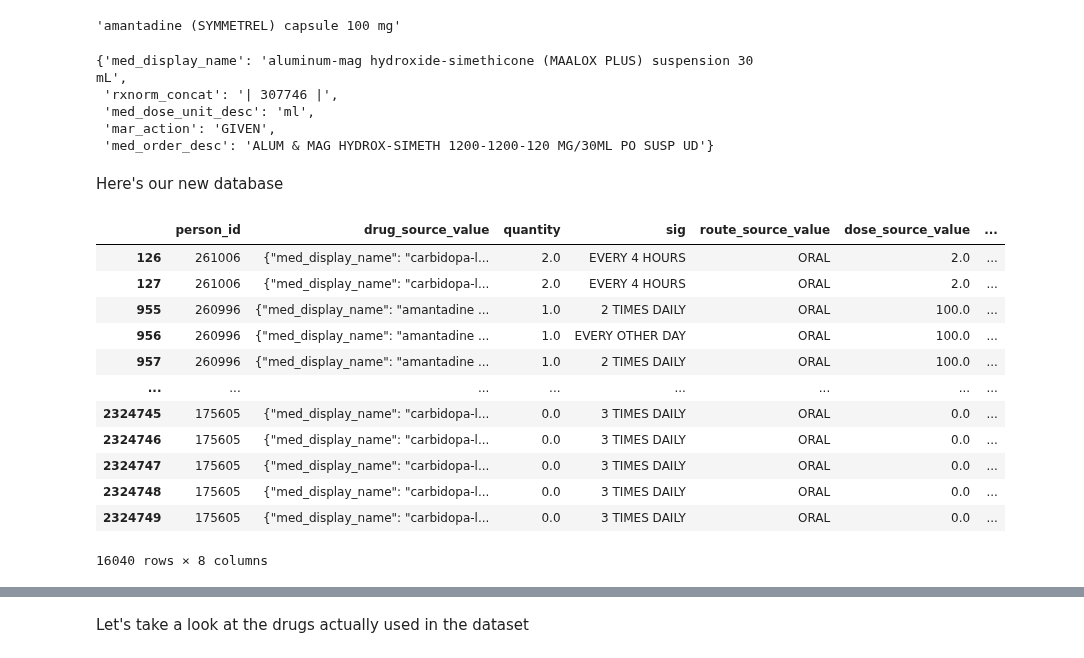
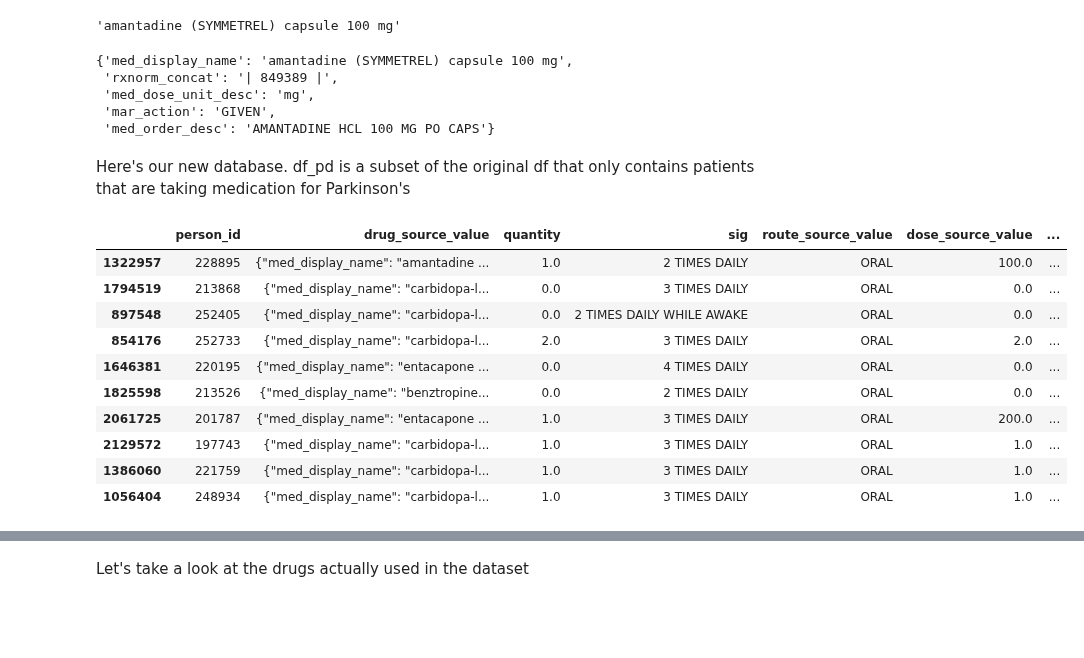
Before and after one commit to rdiazrincon/motor_fluctuations_pd, a Jupyter notebook: motor_fluctuations_pd.ipynb, the cells around one changed output, grey strips where cells are left out. Cells and saved outputs as stored; diff of their text form; code cells hidden in the pictures; blank space fills up the shorter version.

```diff
--- a/motor_fluctuations_pd.ipynb
+++ b/motor_fluctuations_pd.ipynb
@@ -33,7 +33,7 @@ chunk_size
 3175980
 # %%
 # chunksize = 10_000_000
-chunk = pd.read_csv(path, chunksize=chunksize, dtype={'dose_unit_source_value': str}) #Raises a DtypeWarning: Columns (11) have mixed types when it is not specified
+chunk = pd.read_csv(path, chunksize=chunk_size, dtype={'dose_unit_source_value': str}) #Raises a DtypeWarning: Columns (11) have mixed types when it is not specified
 df = pd.concat(chunk)
 # %%
 df.sample(10)
@@ -104,29 +112,27 @@ pd_drug_info[955]
 # %% [output]
 'amantadine (SYMMETREL) capsule 100 mg'
 # %%
-drugs_table[954]
+drugs_table[955]
 # %% [output]
-{'med_display_name': 'aluminum-mag hydroxide-simethicone (MAALOX PLUS) suspension 30 mL',
- 'rxnorm_concat': '| 307746 |',
- 'med_dose_unit_desc': 'ml',
+{'med_display_name': 'amantadine (SYMMETREL) capsule 100 mg',
+ 'rxnorm_concat': '| 849389 |',
+ 'med_dose_unit_desc': 'mg',
  'mar_action': 'GIVEN',
- 'med_order_desc': 'ALUM & MAG HYDROX-SIMETH 1200-1200-120 MG/30ML PO SUSP UD'}
+ 'med_order_desc': 'AMANTADINE HCL 100 MG PO CAPS'}
-# %% [markdown]
-Here's our new database
+# %% [markdown]
+Here's our new database. df_pd is a subset of the original df that only contains patients that are taking medication for Parkinson's
 # %%
 df_pd = df.iloc[list(pd_drug_info.keys())]
-df_pd
+df_pd.sample(10)
 # %% [output]
 |  | person_id | drug_source_value | quantity | sig | route_source_value | dose_source_value | ... |
-| 126 | 261006 | {"med_display_name": "carbidopa-l... | 2.0 | EVERY 4 HOURS | ORAL | 2.0 | ... |
-| 127 | 261006 | {"med_display_name": "carbidopa-l... | 2.0 | EVERY 4 HOURS | ORAL | 2.0 | ... |
-| 955 | 260996 | {"med_display_name": "amantadine ... | 1.0 | 2 TIMES DAILY | ORAL | 100.0 | ... |
-| 956 | 260996 | {"med_display_name": "amantadine ... | 1.0 | EVERY OTHER DAY | ORAL | 100.0 | ... |
-| 957 | 260996 | {"med_display_name": "amantadine ... | 1.0 | 2 TIMES DAILY | ORAL | 100.0 | ... |
-| ... | ... | ... | ... | ... | ... | ... | ... |
-| 2324745 | 175605 | {"med_display_name": "carbidopa-l... | 0.0 | 3 TIMES DAILY | ORAL | 0.0 | ... |
-| 2324746 | 175605 | {"med_display_name": "carbidopa-l... | 0.0 | 3 TIMES DAILY | ORAL | 0.0 | ... |
-| 2324747 | 175605 | {"med_display_name": "carbidopa-l... | 0.0 | 3 TIMES DAILY | ORAL | 0.0 | ... |
-| 2324748 | 175605 | {"med_display_name": "carbidopa-l... | 0.0 | 3 TIMES DAILY | ORAL | 0.0 | ... |
-| 2324749 | 175605 | {"med_display_name": "carbidopa-l... | 0.0 | 3 TIMES DAILY | ORAL | 0.0 | ... |
+| 1322957 | 228895 | {"med_display_name": "amantadine ... | 1.0 | 2 TIMES DAILY | ORAL | 100.0 | ... |
+| 1794519 | 213868 | {"med_display_name": "carbidopa-l... | 0.0 | 3 TIMES DAILY | ORAL | 0.0 | ... |
+| 897548 | 252405 | {"med_display_name": "carbidopa-l... | 0.0 | 2 TIMES DAILY WHILE AWAKE | ORAL | 0.0 | ... |
+| 854176 | 252733 | {"med_display_name": "carbidopa-l... | 2.0 | 3 TIMES DAILY | ORAL | 2.0 | ... |
+| 1646381 | 220195 | {"med_display_name": "entacapone ... | 0.0 | 4 TIMES DAILY | ORAL | 0.0 | ... |
+| 1825598 | 213526 | {"med_display_name": "benztropine... | 0.0 | 2 TIMES DAILY | ORAL | 0.0 | ... |
+| 2061725 | 201787 | {"med_display_name": "entacapone ... | 1.0 | 3 TIMES DAILY | ORAL | 200.0 | ... |
+| 2129572 | 197743 | {"med_display_name": "carbidopa-l... | 1.0 | 3 TIMES DAILY | ORAL | 1.0 | ... |
+| 1386060 | 221759 | {"med_display_name": "carbidopa-l... | 1.0 | 3 TIMES DAILY | ORAL | 1.0 | ... |
+| 1056404 | 248934 | {"med_display_name": "carbidopa-l... | 1.0 | 3 TIMES DAILY | ORAL | 1.0 | ... |
-16040 rows × 8 columns
```
Also changed, not shown: parts of 15 cells of this notebook.
